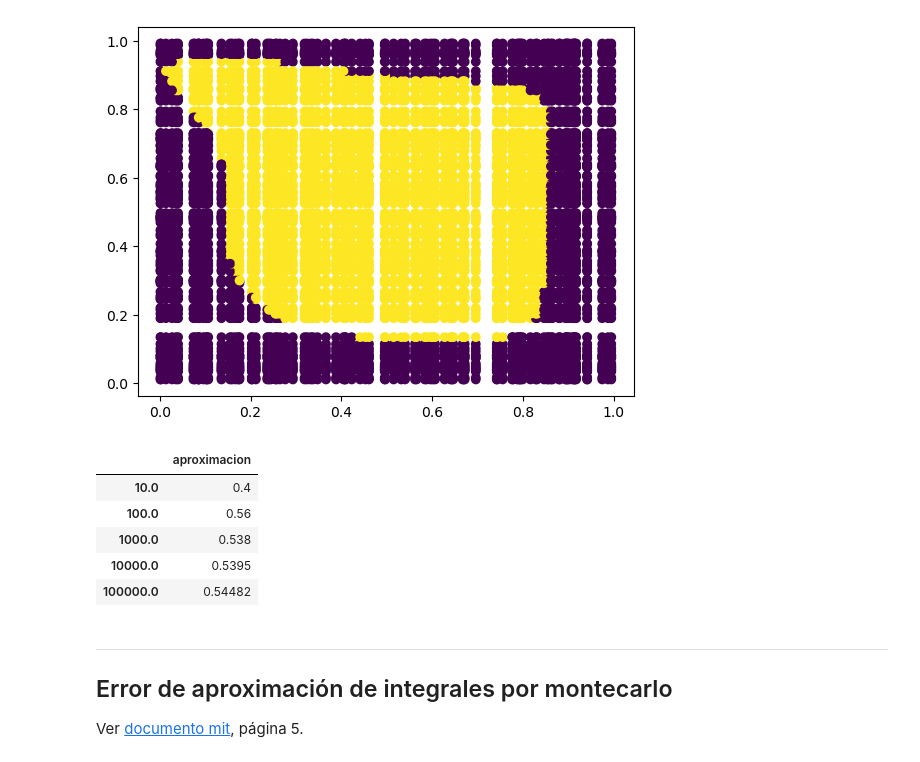
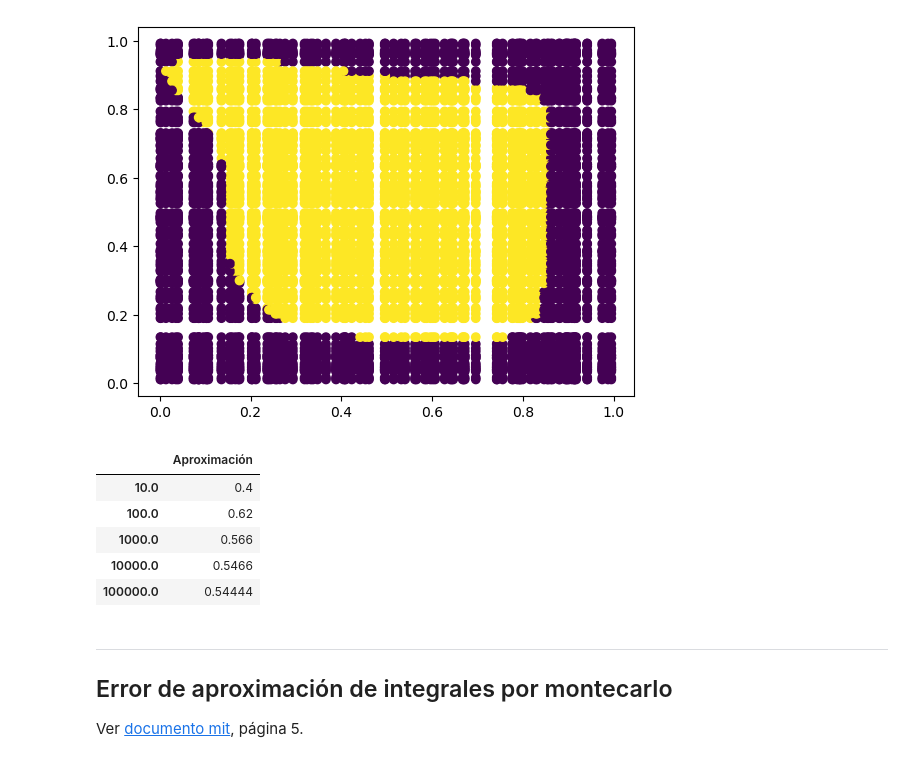
Before and after one commit to AndreaZamora5838/A01---Python-, a Jupyter notebook: 03 IntegracionMontecarlo.ipynb, the cells around one changed output. Drawn from its saved outputs; the diff is of its cells as text; code cells hidden in the pictures.

```diff
--- a/03 IntegracionMontecarlo.ipynb
+++ b/03 IntegracionMontecarlo.ipynb
@@ -518,29 +518,29 @@ plt.scatter(X,Y, c=formula(X,Y))
 # %%
 xa = 0
 xb = 1
 ya = 0
 yb = 1
 N = np.logspace(1,5,5)
-table1=pd.DataFrame(columns=['aproximacion'],index=N)
+table1=pd.DataFrame(columns=['Aproximación'],index=N)
 
 def montercalo2(region, xa, xb, ya, yb, N):
     x_dardos = np.random.uniform(xa,xb,N)
     y_dardos = np.random.uniform(ya,yb,N)
     B = region(x_dardos,y_dardos)
     AR = (xb-xa)*(yb-ya)
     return np.mean(B)*AR
 
 for i in N:
     aproximacion1= montercalo2(formula, xa, xb, ya, yb, int(i))
-    table1.loc[i, "aproximacion"] = aproximacion1
+    table1.loc[i,'Aproximación'] = aproximacion1
 table1
 # %% [output]
-|  | aproximacion |
+|  | Aproximación |
 | 10.0 | 0.4 |
-| 100.0 | 0.56 |
-| 1000.0 | 0.538 |
-| 10000.0 | 0.5395 |
-| 100000.0 | 0.54482 |
+| 100.0 | 0.62 |
+| 1000.0 | 0.566 |
+| 10000.0 | 0.5466 |
+| 100000.0 | 0.54444 |
 # %% [markdown]
 ___
 ## Error de aproximación de integrales por montecarlo
```
